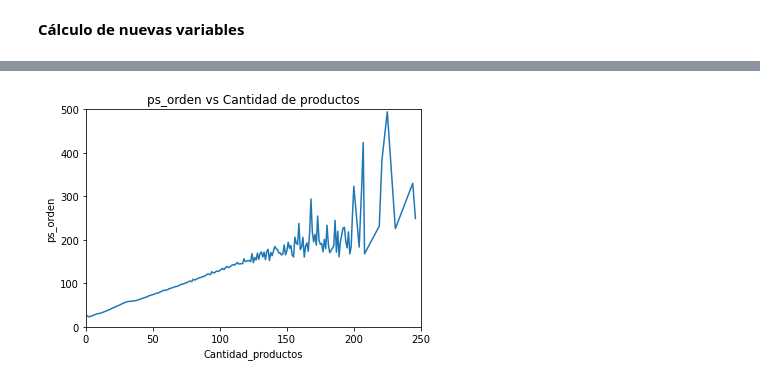
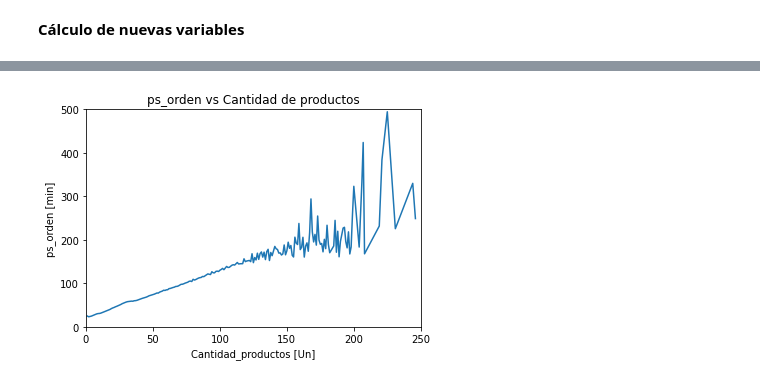
Before and after one commit to MaddoSaru/Personal, a Jupyter notebook: Data Analyst Test.ipynb, the cells around one changed output, grey strips where cells are left out. Saved outputs shown, nothing was run; the diff lists cells and outputs as text; code cells hidden in the pictures.

```diff
--- a/Data Analyst Test.ipynb
+++ b/Data Analyst Test.ipynb
@@ -218,15 +219,15 @@ plt.show()
 # %%
 # Picking speed vs Cantidad de productos
 
 opt_new = opt.groupby(["Cantidad_productos"]).mean()
 opt_new = opt_new.reset_index()
 
 plt.plot(opt_new["Cantidad_productos"], opt_new["ps_orden"])
 plt.title('ps_orden vs Cantidad de productos')
-plt.xlabel('Cantidad_productos')
-plt.ylabel('ps_orden')
+plt.xlabel('Cantidad_productos [Un]')
+plt.ylabel('ps_orden [min]')
 plt.xlim((0,250))
 plt.ylim((0,500))
 plt.show()
 # %% [output]
-[figure, old version]
+[figure, new version]
```
Also changed, not shown: parts of 2 cells of this notebook.
